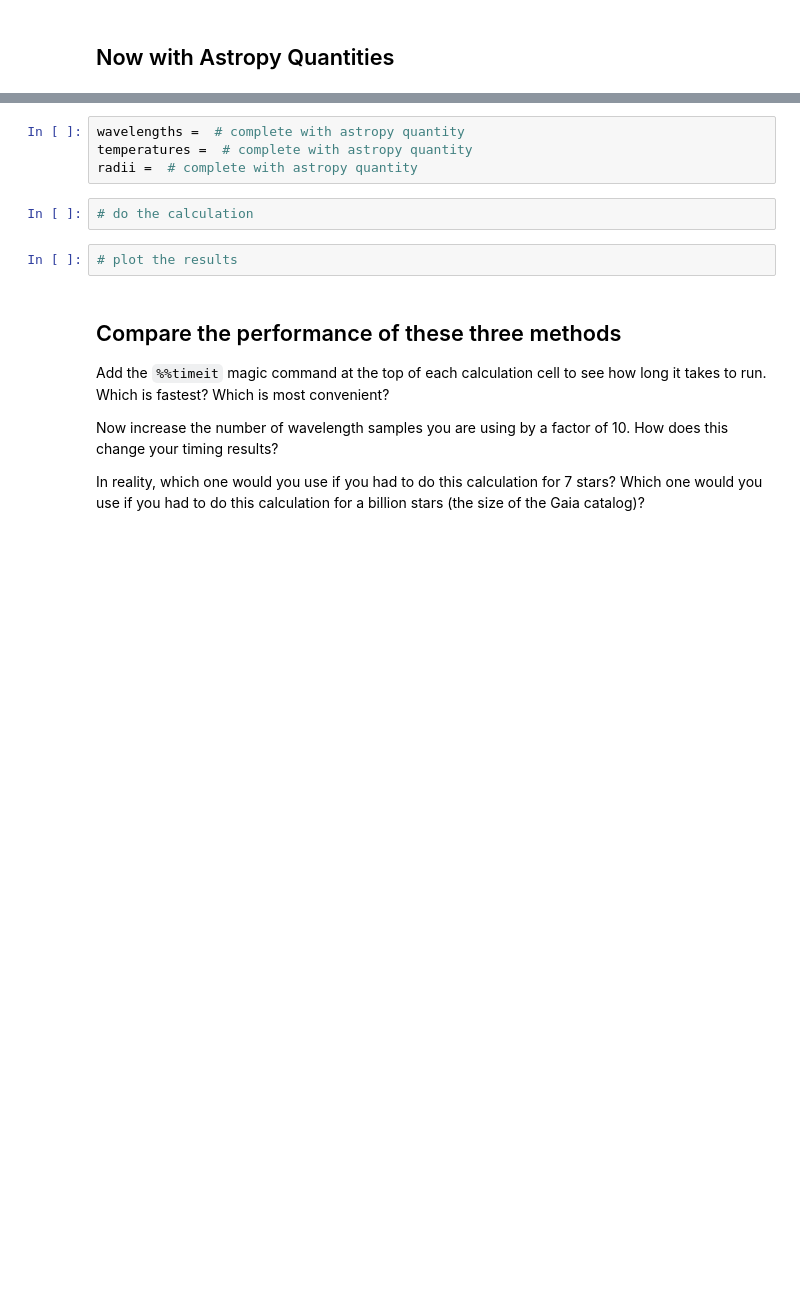
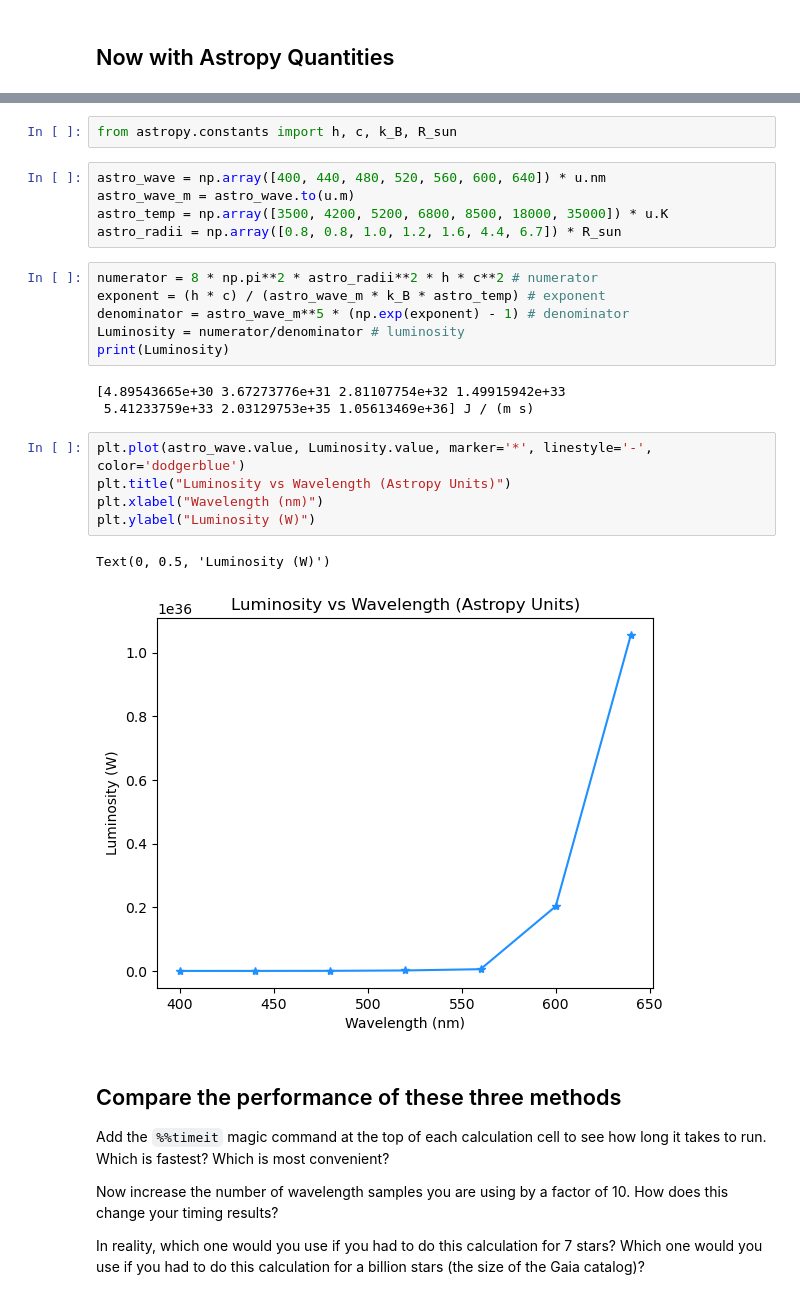
Before and after one commit to ASTR154/scientific-programming, a Jupyter notebook: scientific-programming.ipynb, the cells around one changed output, grey strips where cells are left out. Cells and saved outputs as stored; diff of their text form; blank space fills up the shorter version.

```diff
--- a/scientific-programming.ipynb
+++ b/scientific-programming.ipynb
@@ -105,11 +123,27 @@ quantity_support()
+# %%
+from astropy.constants import h, c, k_B, R_sun
 # %%
-wavelengths =  # complete with astropy quantity
-temperatures =  # complete with astropy quantity
-radii =  # complete with astropy quantity
+astro_wave = np.array([400, 440, 480, 520, 560, 600, 640]) * u.nm
+astro_wave_m = astro_wave.to(u.m)
+astro_temp = np.array([3500, 4200, 5200, 6800, 8500, 18000, 35000]) * u.K
+astro_radii = np.array([0.8, 0.8, 1.0, 1.2, 1.6, 4.4, 6.7]) * R_sun
 # %%
-# do the calculation
+numerator = 8 * np.pi**2 * astro_radii**2 * h * c**2 # numerator
+exponent = (h * c) / (astro_wave_m * k_B * astro_temp) # exponent
+denominator = astro_wave_m**5 * (np.exp(exponent) - 1) # denominator
+Luminosity = numerator/denominator # luminosity
+print(Luminosity)
+# %% [output]
+[4.89543665e+30 3.67273776e+31 2.81107754e+32 1.49915942e+33
+ 5.41233759e+33 2.03129753e+35 1.05613469e+36] J / (m s)
 # %%
-# plot the results
+plt.plot(astro_wave.value, Luminosity.value, marker='*', linestyle='-', color='dodgerblue')
+plt.title("Luminosity vs Wavelength (Astropy Units)")
+plt.xlabel("Wavelength (nm)")
+plt.ylabel("Luminosity (W)")
+# %% [output]
+Text(0, 0.5, 'Luminosity (W)')
+[figure, added]
 # %% [markdown]
 ## Compare the performance of these three methods
 Add the `%%timeit` magic command at the top of each calculation cell to see how long it takes to run. Which is fastest? Which is most convenient?
```
Also changed, not shown: parts of 9 cells of this notebook.
